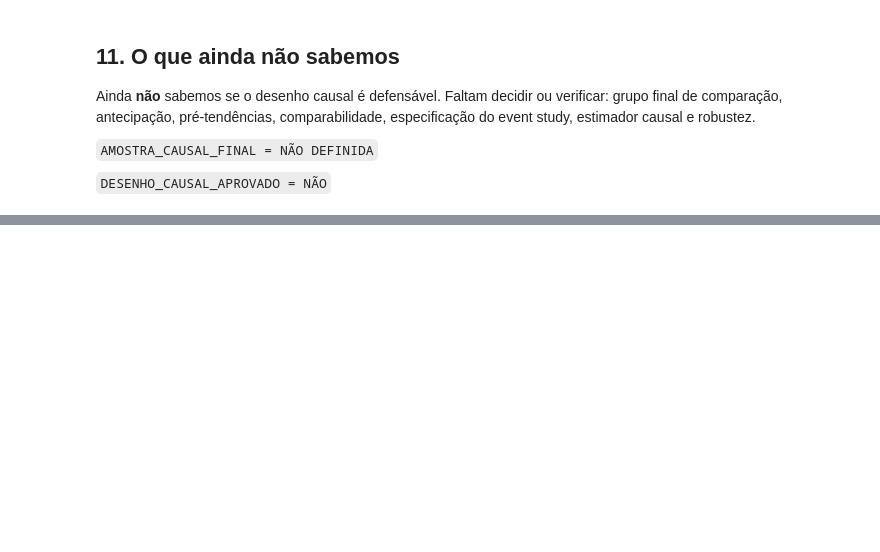
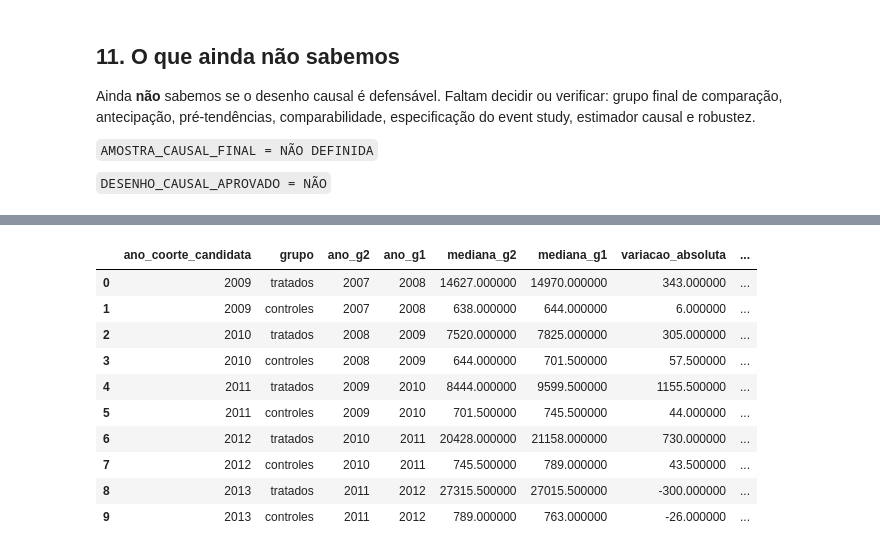
Before and after one commit to ariel-velardo/data-science-projects, a Jupyter notebook: projetos/big-data-expansao-rede-federal-economia-municipal/notebooks/01_analise_expansao_rede_federal_economia_municipal.ipynb, the cells around one changed output, grey strips where cells are left out. Saved outputs shown, nothing was run; the diff lists cells and outputs as text; code cells hidden in the pictures; blank space fills up the shorter version.

```diff
--- a/projetos/big-data-expansao-rede-federal-economia-municipal/notebooks/01_analise_expansao_rede_federal_economia_municipal.ipynb
+++ b/projetos/big-data-expansao-rede-federal-economia-municipal/notebooks/01_analise_expansao_rede_federal_economia_municipal.ipynb
@@ -262,0 +677,25 @@ O próximo passo é o gate de identificação causal. Depois dele, se aprovado:
+# %%
+indices = pd.concat(
+    [d13.indice_pre_tendencia_normalizado(d13.serie_pre_tendencia_niveis(painel, c), coorte=c) for c in COORTES_D13],
+    ignore_index=True,
+)
+indices_validos = indices.dropna(subset=['indice_708'])
+print(f"Linhas com indice calculado: {len(indices_validos)}/{len(indices)} (mediana g-1 > 0 confirmada em todos os casos calculados).")
+
+fig = make_subplots(rows=2, cols=3, subplot_titles=[f'Coorte {c}' for c in COORTES_D13], shared_yaxes=True)
+for (coorte, (linha, coluna)) in zip(COORTES_D13, posicoes):
+    sub = indices.loc[(indices['ano_coorte_candidata'] == coorte) & (indices['ano'] < coorte)]
+    for grupo, cor in [('tratados', CORES_IPT['AZUL_PRINCIPAL']), ('controles', CORES_IPT['CIANO'])]:
+        sg = sub.loc[sub['grupo'] == grupo].sort_values('ano')
+        fig.add_trace(
+            go.Scatter(x=sg['ano'], y=sg['indice_708'], mode='lines+markers', name=grupo,
+                       line={'color': cor}, marker={'color': cor}, showlegend=(linha, coluna) == (1, 1)),
+            row=linha, col=coluna,
+        )
+    fig.add_hline(y=100, line={'color': CORES_IPT['CINZA_GRADE'], 'dash': 'dot'}, row=linha, col=coluna)
+aplicar_tema_ipt(fig, titulo='Indice de pre-tendencia (g-1=100) -- somente k<0, apenas visualizacao')
+fig.update_xaxes(dtick=1)
+fig.update_yaxes(title='Indice CEMPRE 708 (g-1=100)')
+fig.update_layout(height=650)
+salvar_figura_ipt(fig, FIGURES / '08_pre_tendencias_indice.png')
+fig.show()
@@ -262,0 +711,30 @@ O próximo passo é o gate de identificação causal. Depois dele, se aprovado:
+# %%
+mudanca = d13.mudanca_pre_g2_g1(painel)
+mudanca_exibicao = mudanca.copy()
+mudanca_exibicao['variacao_absoluta'] = mudanca_exibicao['variacao_absoluta'].round(1)
+mudanca_exibicao['variacao_percentual'] = mudanca_exibicao['variacao_percentual'].round(2)
+display(estilizar_tabela_ipt(mudanca_exibicao))
+
+fig = go.Figure()
+for grupo, cor in [('tratados', CORES_IPT['AZUL_PRINCIPAL']), ('controles', CORES_IPT['CIANO'])]:
+    sub = mudanca.loc[mudanca['grupo'] == grupo]
+    fig.add_bar(name=grupo, x=sub['ano_coorte_candidata'].astype(int).astype(str), y=sub['variacao_percentual'],
+                marker_color=cor, text=sub['variacao_percentual'].round(1), textposition='outside')
+aplicar_tema_ipt(fig, titulo='Variacao percentual do CEMPRE 708 mediano entre g-2 e g-1')
+fig.update_layout(barmode='group')
+fig.update_xaxes(title='Coorte', type='category')
+fig.update_yaxes(title='Variacao percentual (%)')
+salvar_figura_ipt(fig, FIGURES / '09_mudanca_pre_g2_g1.png')
+fig.show()
+# %% [output]
+|  | ano_coorte_candidata | grupo | ano_g2 | ano_g1 | mediana_g2 | mediana_g1 | variacao_absoluta | ... |
+| 0 | 2009 | tratados | 2007 | 2008 | 14627.000000 | 14970.000000 | 343.000000 | ... |
+| 1 | 2009 | controles | 2007 | 2008 | 638.000000 | 644.000000 | 6.000000 | ... |
+| 2 | 2010 | tratados | 2008 | 2009 | 7520.000000 | 7825.000000 | 305.000000 | ... |
+| 3 | 2010 | controles | 2008 | 2009 | 644.000000 | 701.500000 | 57.500000 | ... |
+| 4 | 2011 | tratados | 2009 | 2010 | 8444.000000 | 9599.500000 | 1155.500000 | ... |
+| 5 | 2011 | controles | 2009 | 2010 | 701.500000 | 745.500000 | 44.000000 | ... |
+| 6 | 2012 | tratados | 2010 | 2011 | 20428.000000 | 21158.000000 | 730.000000 | ... |
+| 7 | 2012 | controles | 2010 | 2011 | 745.500000 | 789.000000 | 43.500000 | ... |
+| 8 | 2013 | tratados | 2011 | 2012 | 27315.500000 | 27015.500000 | -300.000000 | ... |
+| 9 | 2013 | controles | 2011 | 2012 | 789.000000 | 763.000000 | -26.000000 | ... |
```
Also changed, not shown: parts of 36 cells of this notebook, 2 other files.
